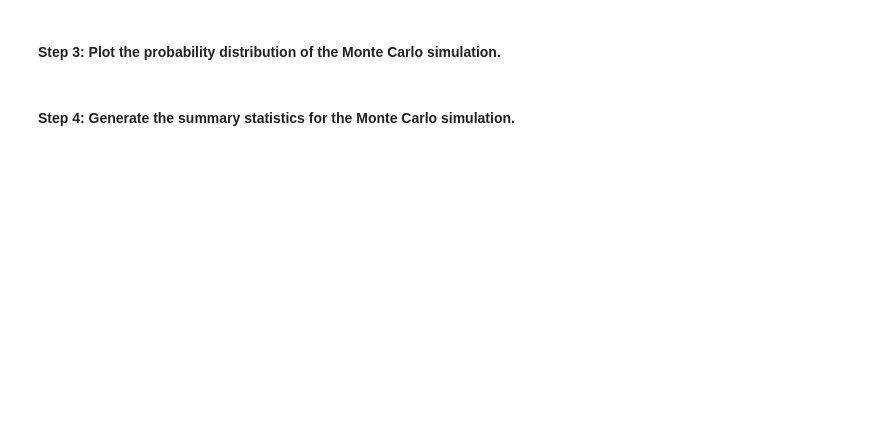
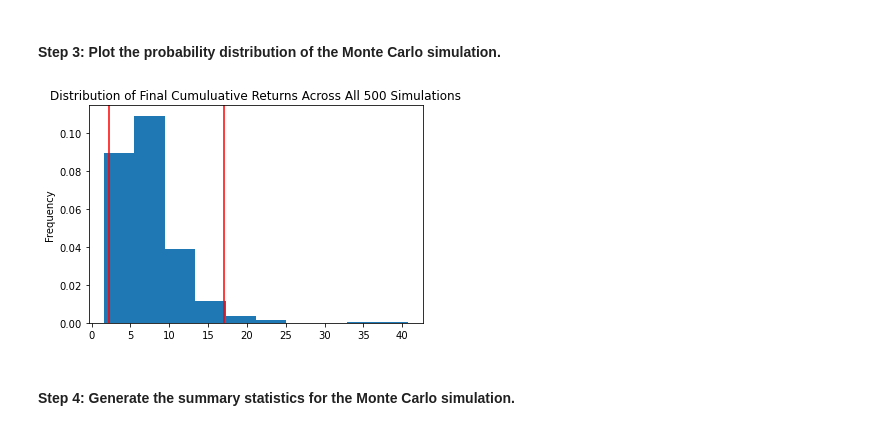
Before and after one commit to MC-Stream/The-Silver-Room, a Jupyter notebook: Module5-C/Starter_Code/financial_planning_tools.ipynb, the cells around one changed output. Cells and saved outputs as stored; diff of their text form; code cells hidden in the pictures; blank space fills up the shorter version.

```diff
--- a/Module5-C/Starter_Code/financial_planning_tools.ipynb
+++ b/Module5-C/Starter_Code/financial_planning_tools.ipynb
@@ -471,7 +540,9 @@ In this section, you’ll use the MCForecastTools library to create a Monte Carl
 # %%
 # Visualize the probability distribution of the 30-year Monte Carlo simulation
 # by plotting a histogram
-# YOUR CODE HERE
+MC_30year_dist_plot = MC_thirtyyear.plot_distribution()
+# %% [output]
+[figure, added]
 # %% [markdown]
 #### Step 4: Generate the summary statistics for the Monte Carlo simulation.
 # %%
```
Also changed, not shown: parts of 13 cells of this notebook.
